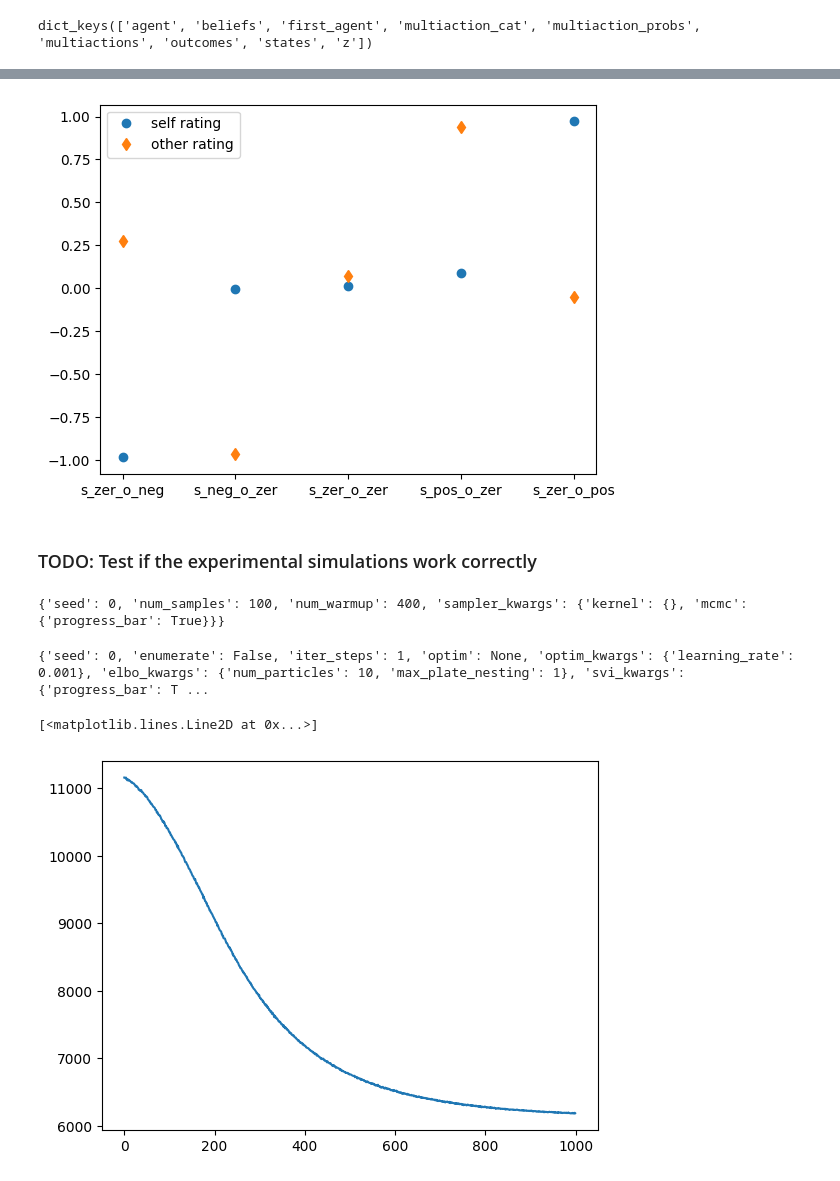
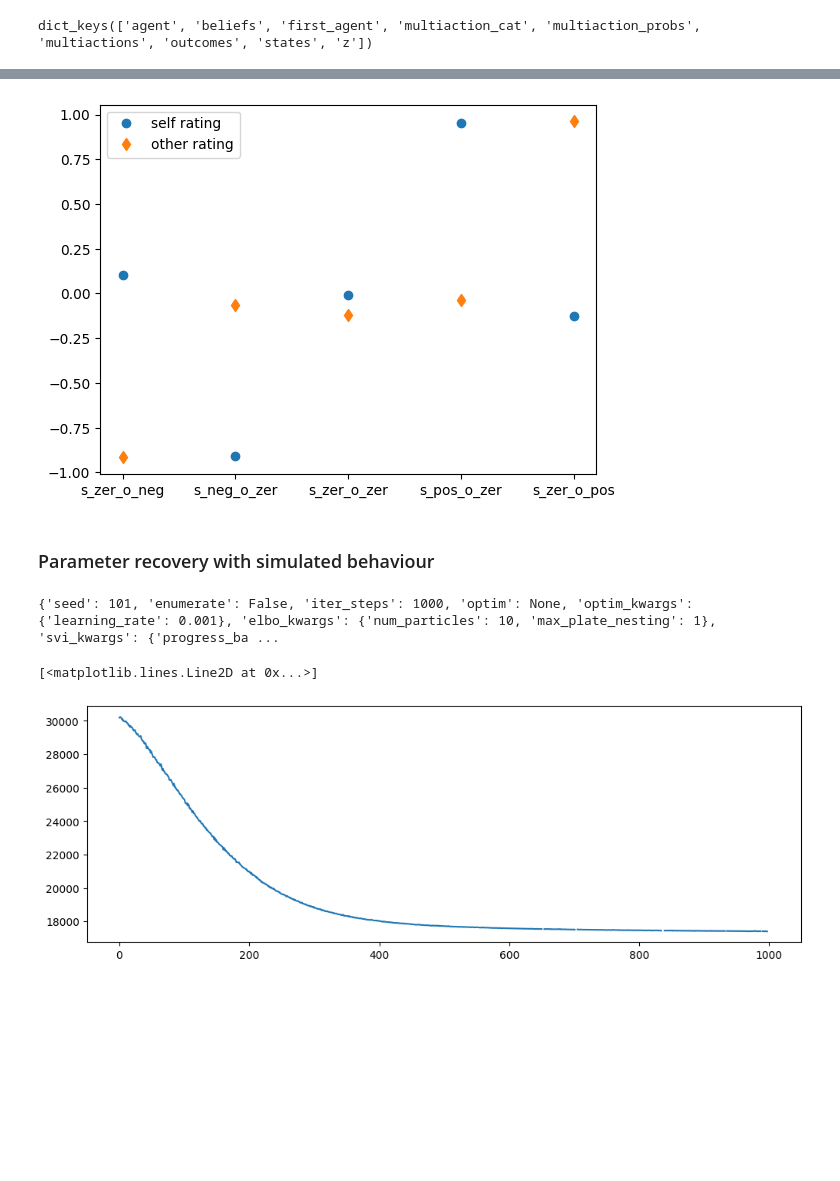
Before and after one commit to dimarkov/pybefit, a Jupyter notebook: examples/pymdp/simulating_and_fitting_agency_task.ipynb, the cells around one changed output, grey strips where cells are left out. Cells and saved outputs as stored; diff of their text form; code cells hidden in the pictures; blank space fills up the shorter version.

```diff
--- a/examples/pymdp/simulating_and_fitting_agency_task.ipynb
+++ b/examples/pymdp/simulating_and_fitting_agency_task.ipynb
@@ -97,14 +88,14 @@ num_exp_conditions = 5
 
 
 def make_agency_task(p_outcome_env=1.0, p_other_action_env=0.5):
-    a1 = jnp.array([p_outcome_env, 1 - p_outcome_env])
+    a1 = jnp.array([1 - p_outcome_env, p_outcome_env])
     a2 = 1 - a1
     a3 = jnp.array([0.5, 0.5])
     A1 = jnp.stack([a1, a2, a1, a2, a3], -1)
     A2 = jnp.stack([a1, a2, a2, a1, a3], -1)
     A3 = jnp.stack([a2, a1, a1, a2, a3], -1)
     A4 = jnp.stack([a2, a1, a2, a1, a3], -1)
-    _A = jnp.stack([A1, A2, A3, A4], -1).reshape(2, 5, 2, 2)
+    _A = jnp.stack([A4, A3, A2, A1], -1).reshape(2, 5, 2, 2)
 
     a = jnp.eye(2)
     A = [
@@ -265,15 +266,14 @@ def transform(z):
 
     assert np == 5  # test that we have exactly 5 parameters
 
-    p_outcome_mean = nn.sigmoid(
-        0.6 + 0.0 * z[..., 0]
+    p_outcome_mean = (
+        0.5 + nn.sigmoid(z[..., 0]) / 2
     )  # prior expectation of learnable modality
-    p_outcome_scale = 1 + 0.0 * nn.softplus(
-        z[..., 1]
-    )  # prior scale of learnable modality
-    outcomepref = 1.0 + 0 * z[..., 2]  # prior preference over the first modality
-    actionpref = 0.2 + 0 * z[..., 3]  # prior preference over the second modality
-    habit_press = 1.1 + 0.0 * z[..., 4]  # prior over policies
+    p_outcome_scale = nn.softplus(0.55 + z[..., 1])  # prior scale of learnable modality
+
+    outcomepref = z[..., 2]  # prior preference over the first modality
+    actionpref = z[..., 3]  # prior preference over the second modality
+    habit_press = z[..., 4]  # prior over policies
 
     A, A_dependencies, pA = create_A(num_agents, p_outcome_mean, p_outcome_scale)
 
@@ -288,6 +288,8 @@ def transform(z):
     pB = None
 
     # return the aif agent class
+    # TODO: Allow setting learning rate for pA, pB here
+    #
     agents = AIFAgent(
         A,
         B,
@@ -299,14 +301,15 @@ def transform(z):
         A_dependencies=A_dependencies,
         B_dependencies=B_dependencies,
         use_param_info_gain=True,
+        use_utility=True,
+        use_states_info_gain=True,
         inference_algo="fpi",
         learn_A=True,
         learn_B=False,
         learn_D=False,
         num_iter=8,
-        alpha=16.0,
-        gamma=7.0,
-        sampling_mode="full",
+        alpha=1.0,
+        gamma=1.0,
         action_selection="stochastic",
     )
     return agents
@@ -314,7 +317,7 @@ def transform(z):
 
 num_params = 5
 key, _key = jr.split(seed_key)
-z = jr.normal(_key, shape=(num_agents, num_params)) / 10
+z = jr.normal(_key, shape=(num_agents, num_params))
 
 agents = transform(z);
 # %%
@@ -370,13 +395,6 @@ other_rating = (
     - last_beliefs_about_condition[0, ..., 3]
 )
 # %%
-labels = {
-    0: "s_pos_o_zer",
-    1: "s_neg_o_zer",
-    2: "s_zer_o_pos",
-    3: "s_zer_o_neg",
-    4: "s_zer_o_zer",
-}
 x = []
 y1 = []
 y2 = []
@@ -390,28 +408,9 @@ plt.plot(x, y1, "o", label="self rating")
 plt.plot(x, y2, "d", label="other rating")
 plt.legend();
 # %% [output]
-[figure, old version]
+[figure, new version]
-# %% [markdown]
-### TODO: Test if the experimental simulations work correctly
-# %%
-# perform inference using no-u-turn sampler
-# opts sampling dictionary can be used to specify various parameters
-# either for the NUTS kernel or MCMC sampler
-measurments = {
-    "outcomes": [outcomes[0] for outcomes in samples["outcomes"]],
-    "multiactions": samples["multiactions"][0],
-    "multiaction_cat": samples["multiaction_cat"][0],
-}
-
-opts_sampling = default_dict_nuts
-opts_sampling["num_warmup"] = 400
-opts_sampling["num_samples"] = 100
-opts_sampling["sampler_kwargs"] = {"kernel": {}, "mcmc": {"progress_bar": True}}
-print(opts_sampling)
-
-mcmc_samples, mcmc = run_nuts(model, measurments, opts=opts_sampling)
-# %% [output]
-{'seed': 0, 'num_samples': 100, 'num_warmup': 400, 'sampler_kwargs': {'kernel': {}, 'mcmc': {'progress_bar': True}}}
+# %% [markdown]
+### Parameter recovery with simulated behaviour
 # %%
 measurments = {
     "outcomes": [outcomes[0] for outcomes in samples["outcomes"]],
@@ -422,14 +421,15 @@ measurments = {
 posterior = NumpyroGuide(NormalPosterior(num_params, num_agents, backend="numpyro"))
 
 # perform inference using stochastic variational inference
-opts_svi = default_dict_numpyro_svi | {"iter_steps": 1}
+opts_svi = default_dict_numpyro_svi | {"iter_steps": 1000, "seed": 101}
 print(opts_svi)
 
 svi_samples, svi, results = run_svi(model, posterior, measurments, opts=opts_svi)
 # %% [output]
-{'seed': 0, 'enumerate': False, 'iter_steps': 1, 'optim': None, 'optim_kwargs': {'learning_rate': 0.001}, 'elbo_kwargs': {'num_particles': 10, 'max_plate_nesting': 1}, 'svi_kwargs': {'progress_bar': T ...
+{'seed': 101, 'enumerate': False, 'iter_steps': 1000, 'optim': None, 'optim_kwargs': {'learning_rate': 0.001}, 'elbo_kwargs': {'num_particles': 10, 'max_plate_nesting': 1}, 'svi_kwargs': {'progress_ba ...
 # %%
+plt.figure(figsize=(12, 4))
 plt.plot(results.losses)
 # %% [output]
 [<matplotlib.lines.Line2D at 0x...>]
-[figure, old version]
+[figure, new version]
```
Also changed, not shown: parts of 11 cells of this notebook.
